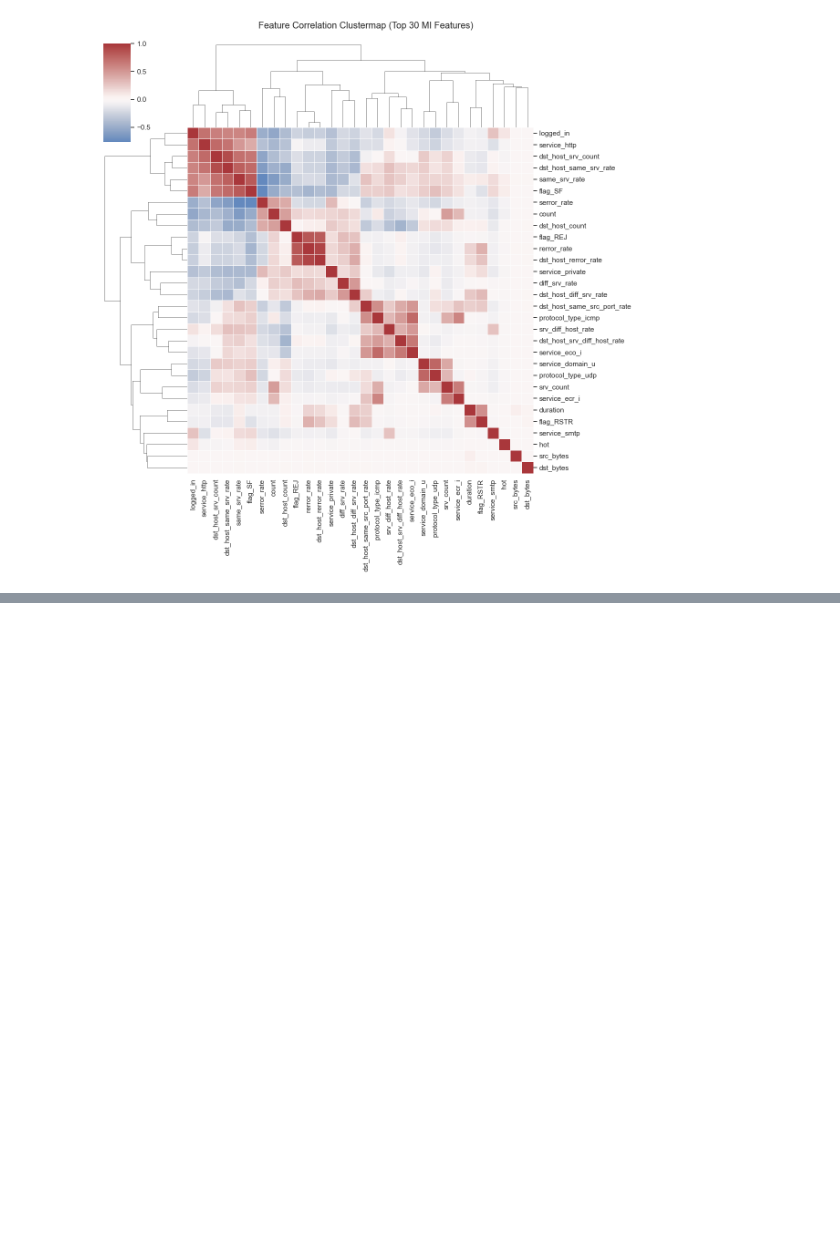
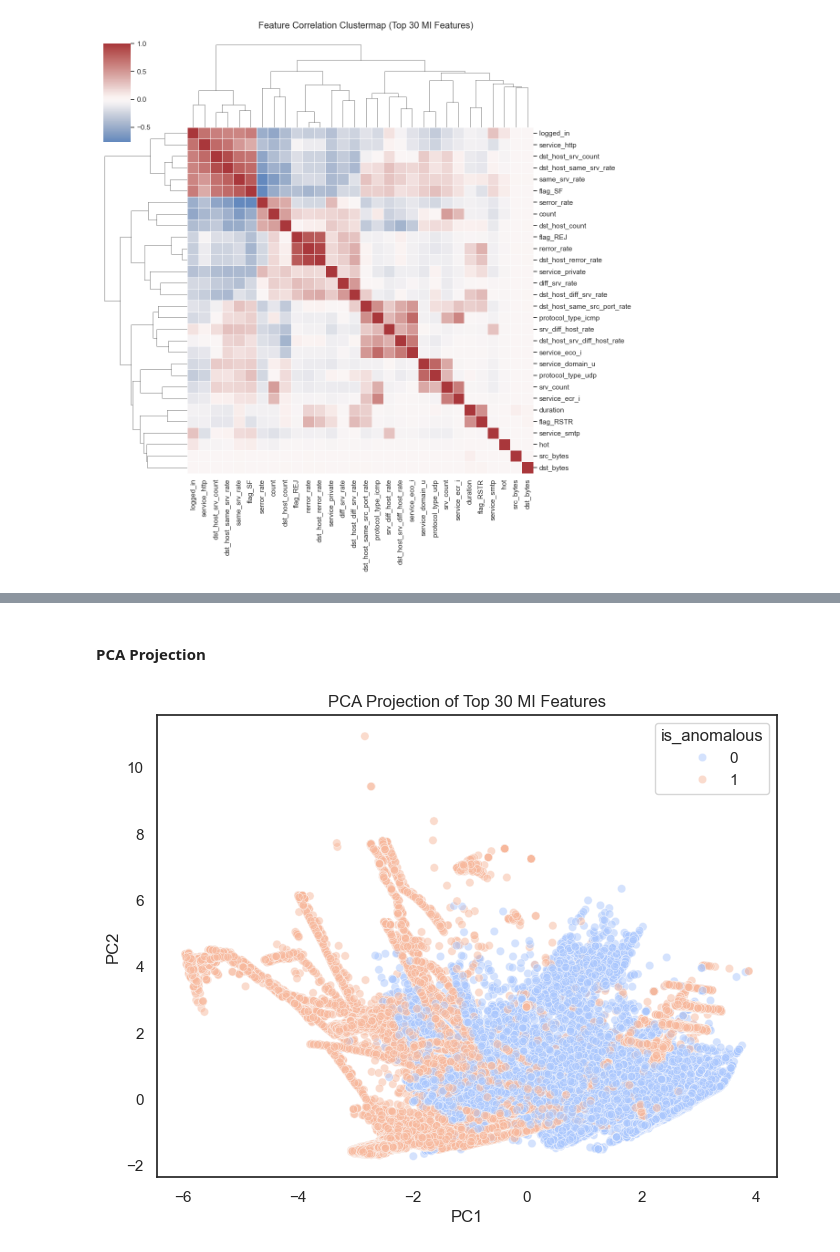
Before and after one commit to INFO-523-SU25/final-project-garcia-kyle, a Jupyter notebook: work.ipynb, the cells around one changed output, grey strips where cells are left out. Cells and saved outputs as stored; diff of their text form; code cells hidden in the pictures; blank space fills up the shorter version.

```diff
--- a/work.ipynb
+++ b/work.ipynb
@@ -422,0 +473,23 @@ plt.show()
+# %% [markdown]
+#### PCA Projection
+# %%
+from sklearn.decomposition import PCA
+
+X_pca = PCA(n_components=2, random_state=42).fit_transform(
+    df_train_top30.drop(columns=[target_col])
+)
+pca_df = pd.DataFrame(X_pca, columns=["PC1", "PC2"])
+pca_df[target_col] = df_train_top30[target_col].values
+
+plt.figure(figsize=(8, 6))
+sns.scatterplot(
+    data=pca_df,
+    x="PC1", y="PC2",
+    hue=target_col,
+    palette="coolwarm",
+    alpha=0.5
+)
+plt.title("PCA Projection of Top 30 MI Features")
+plt.show()
+# %% [output]
+[figure, added]
```
Also changed, not shown: parts of 4 cells of this notebook.
